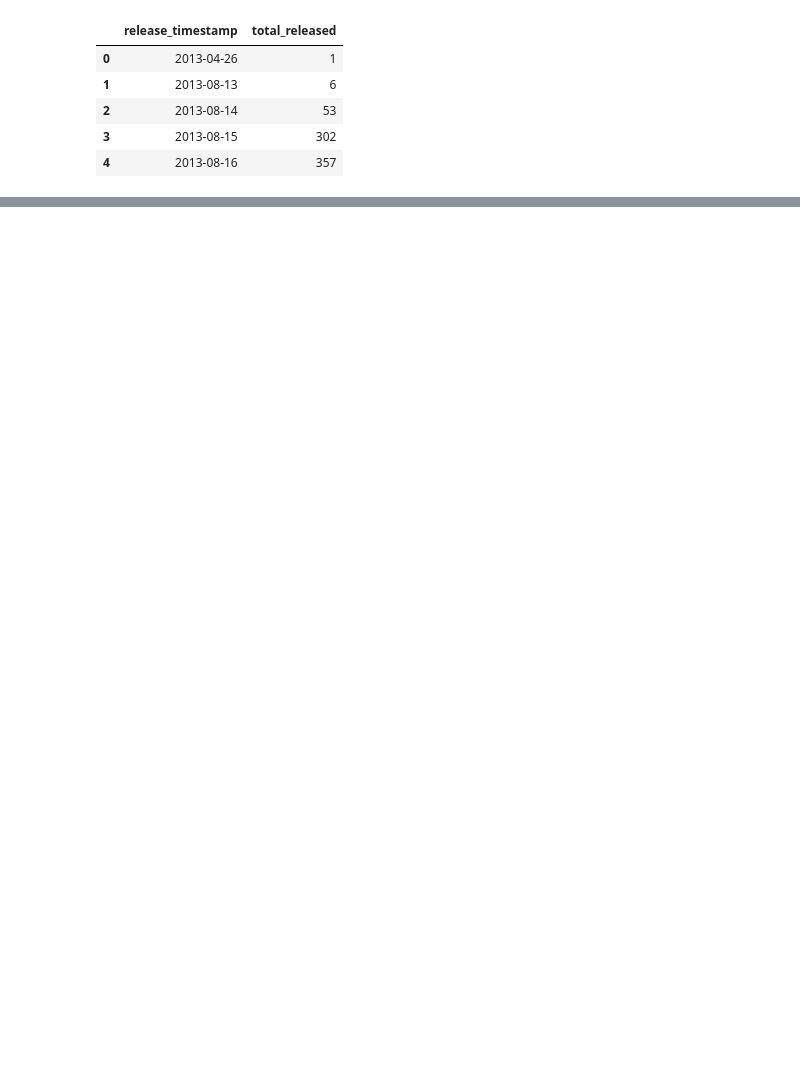
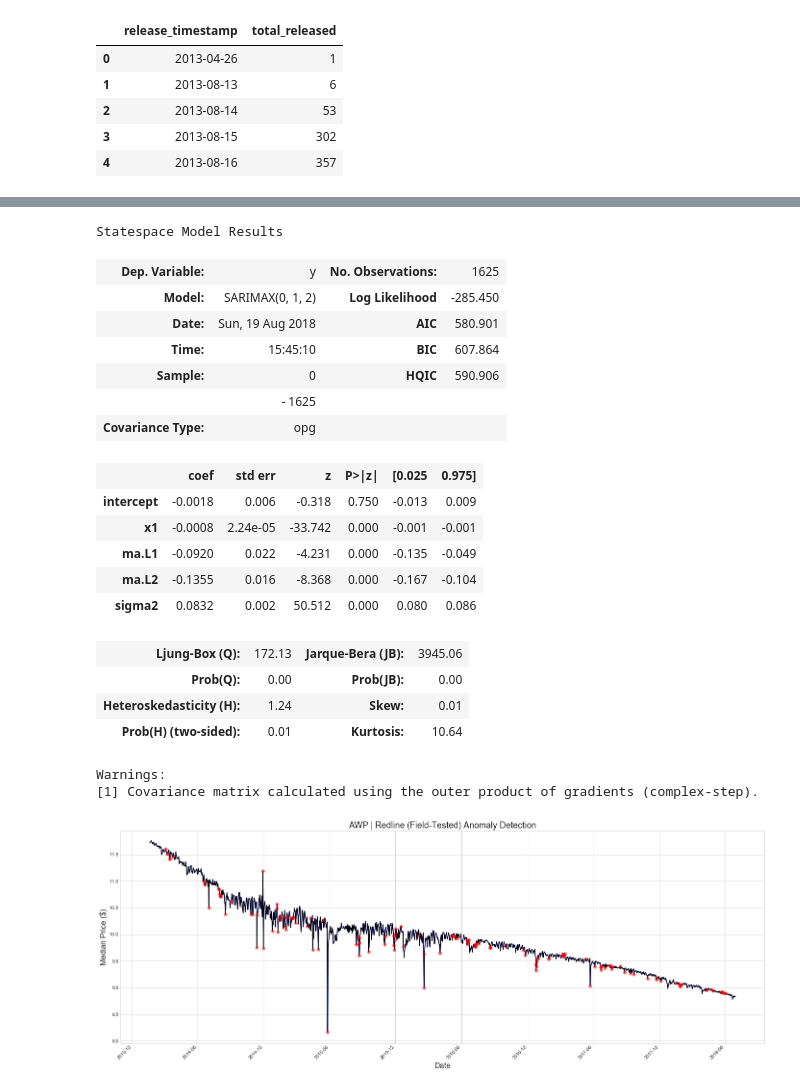
Before and after one commit to AkshayJ0shi/steam_anomaly_detection_capstone, a Jupyter notebook: anomalies.ipynb, the cells around one changed output, grey strips where cells are left out. Saved outputs shown, nothing was run; the diff lists cells and outputs as text; code cells hidden in the pictures; blank space fills up the shorter version.

```diff
--- a/anomalies.ipynb
+++ b/anomalies.ipynb
@@ -423,0 +476,4 @@ num.head()
+# %%
+even_quant = np.array([[np.median(anom_val['quantity'][31:].values.reshape(-1,1))]*len(anom_val['quantity'][31:].values.reshape(-1,1))])
+# %%
+zero_quant = np.array([[0]*len(anom_val['quantity'][31:].values.reshape(-1,1))])
@@ -423,0 +488,35 @@ num.head()
+# %%
+plt.style.use('seaborn-whitegrid')
+fig, ax = plt.subplots(figsize=(24,9))
+fig.autofmt_xdate(rotation=45)
+# ax.plot(anom_val.timestamp[31:], anom_val.median_sell_price[31:], zorder=1)
+ax.plot(anom_val.timestamp[31:], model.predict_in_sample(start=1, exogenous=zero_quant, dynamic=True), c='blue', zorder=1)
+ax.plot(anom_val.timestamp[31:], model.predict_in_sample(start=1, exogenous=anom_val['quantity'][31:].values.reshape(-1,1), dynamic=True), c='black', zorder=1)
+# ax.scatter(results['anoms'].index, anom_val.median_sell_price[[t in results['anoms'].index for t in anom_val.timestamp.values]], c='red', alpha=0.5, zorder=2)
+ax.scatter(results['anoms'].index, results['anoms']['anoms'], c='red', alpha=0.5, zorder=2)
+ax.set_xlabel('Date', fontsize=16)
+ax.set_ylabel('Median Price ($)', fontsize=16)
+ax.set_title('AWP | Redline (Field-Tested) Anomaly Detection', fontsize=18)
+model.summary()
+# %% [output]
+Statespace Model Results
+| Dep. Variable: | y | No. Observations: | 1625 |
+| Model: | SARIMAX(0, 1, 2) | Log Likelihood | -285.450 |
+| Date: | Sun, 19 Aug 2018 | AIC | 580.901 |
+| Time: | 15:45:10 | BIC | 607.864 |
+| Sample: | 0 | HQIC | 590.906 |
+|  | - 1625 |  |  |
+| Covariance Type: | opg |  |  |
+|  | coef | std err | z | P>|z| | [0.025 | 0.975] |
+| intercept | -0.0018 | 0.006 | -0.318 | 0.750 | -0.013 | 0.009 |
+| x1 | -0.0008 | 2.24e-05 | -33.742 | 0.000 | -0.001 | -0.001 |
+| ma.L1 | -0.0920 | 0.022 | -4.231 | 0.000 | -0.135 | -0.049 |
+| ma.L2 | -0.1355 | 0.016 | -8.368 | 0.000 | -0.167 | -0.104 |
+| sigma2 | 0.0832 | 0.002 | 50.512 | 0.000 | 0.080 | 0.086 |
+| Ljung-Box (Q): | 172.13 | Jarque-Bera (JB): | 3945.06 |
+| Prob(Q): | 0.00 | Prob(JB): | 0.00 |
+| Heteroskedasticity (H): | 1.24 | Skew: | 0.01 |
+| Prob(H) (two-sided): | 0.01 | Kurtosis: | 10.64 |
+Warnings:
+[1] Covariance matrix calculated using the outer product of gradients (complex-step).
+[figure, added]
```
Also changed, not shown: parts of 35 cells of this notebook, 1 other file.
